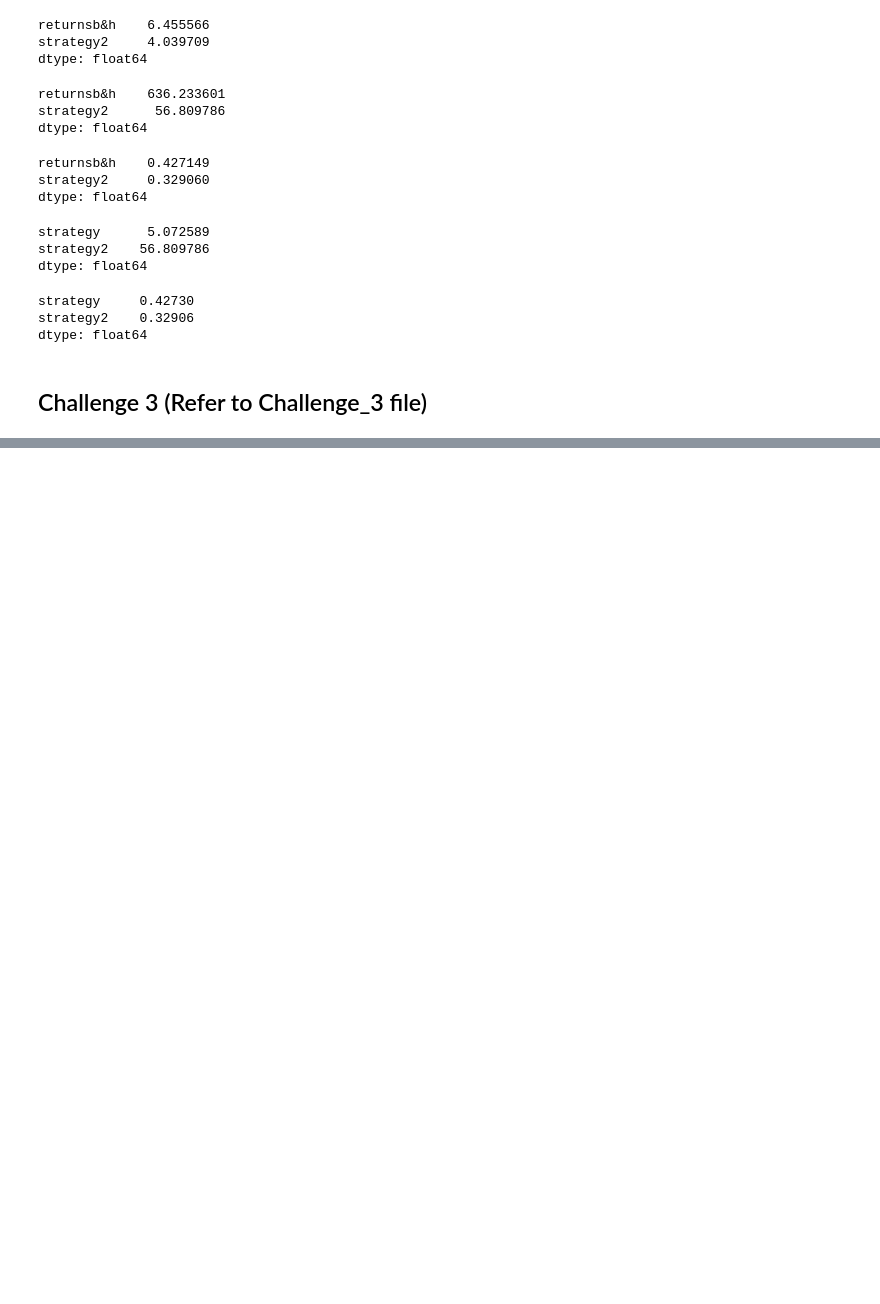
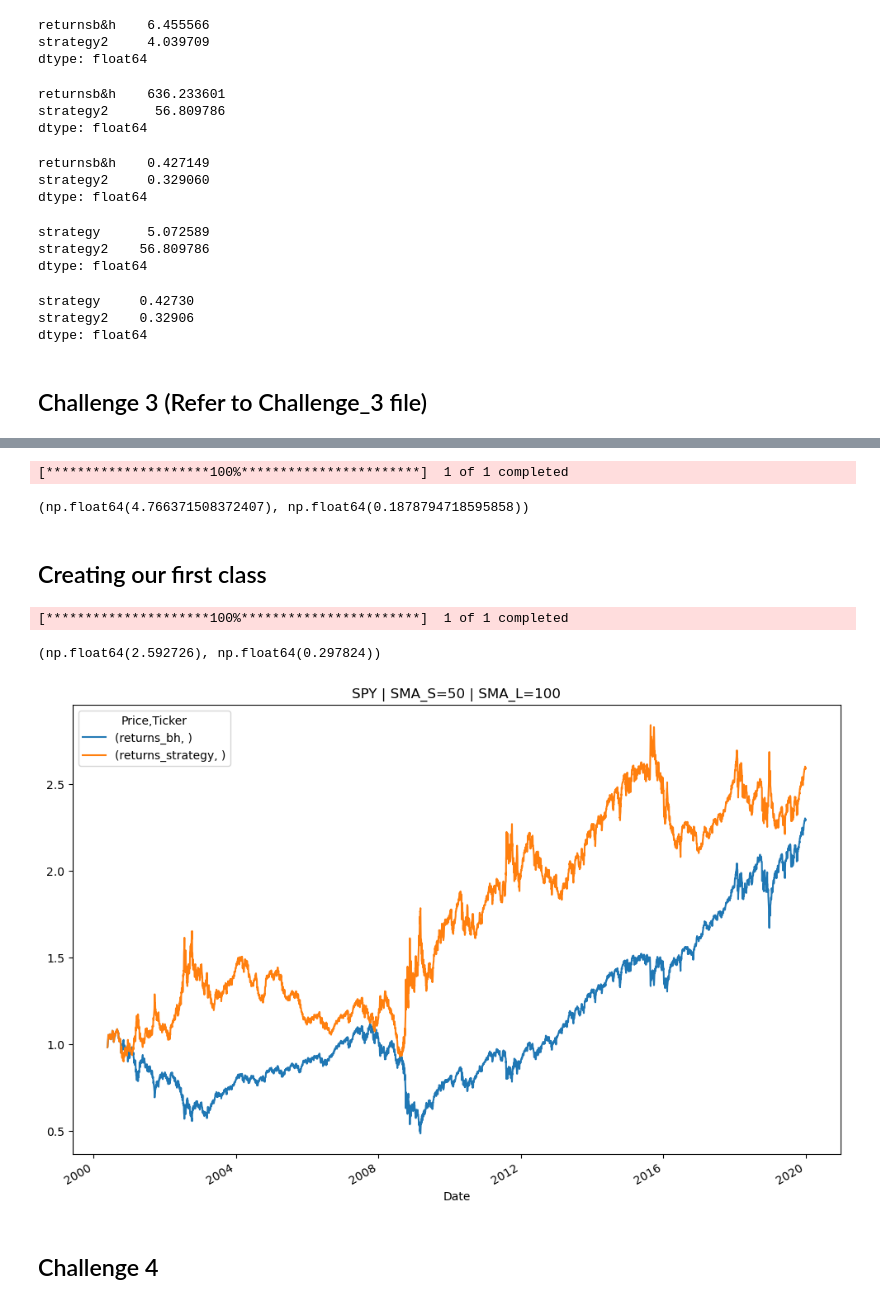
Before and after one commit to tintinphong/algorithmic_trading_python_for_beginners, a Jupyter notebook: Algo_Trading_Beginners.ipynb, the cells around one changed output, grey strips where cells are left out. Saved outputs shown, nothing was run; the diff lists cells and outputs as text; code cells hidden in the pictures; blank space fills up the shorter version.

Commit message:
I havc added Challenge 3, file for sma class and went through all the content (excluding challenge 4 and API)

```diff
--- a/Algo_Trading_Beginners.ipynb
+++ b/Algo_Trading_Beginners.ipynb
@@ -1817,0 +1839,7 @@ dtype: float64
+# %%
+test_strategy("SPY","2000-01-01","2020-01-01",(50,200))
+# %% [output]
+[*********************100%***********************]  1 of 1 completed
+(np.float64(4.766371508372407), np.float64(0.1878794718595858))
+# %% [markdown]
+## Creating our first class
@@ -1817,0 +1890,14 @@ dtype: float64
+# %%
+tester = SMABacktester("SPY",50,100,"2000-01-01","2020-01-01")
+# %% [output]
+[*********************100%***********************]  1 of 1 completed
+# %%
+tester.test_results()
+# %% [output]
+(np.float64(2.592726), np.float64(0.297824))
+# %%
+tester.plot_results()
+# %% [output]
+[figure, added]
+# %% [markdown]
+## Challenge 4
```
Also changed, not shown: parts of 6 cells of this notebook, 2 other files.
